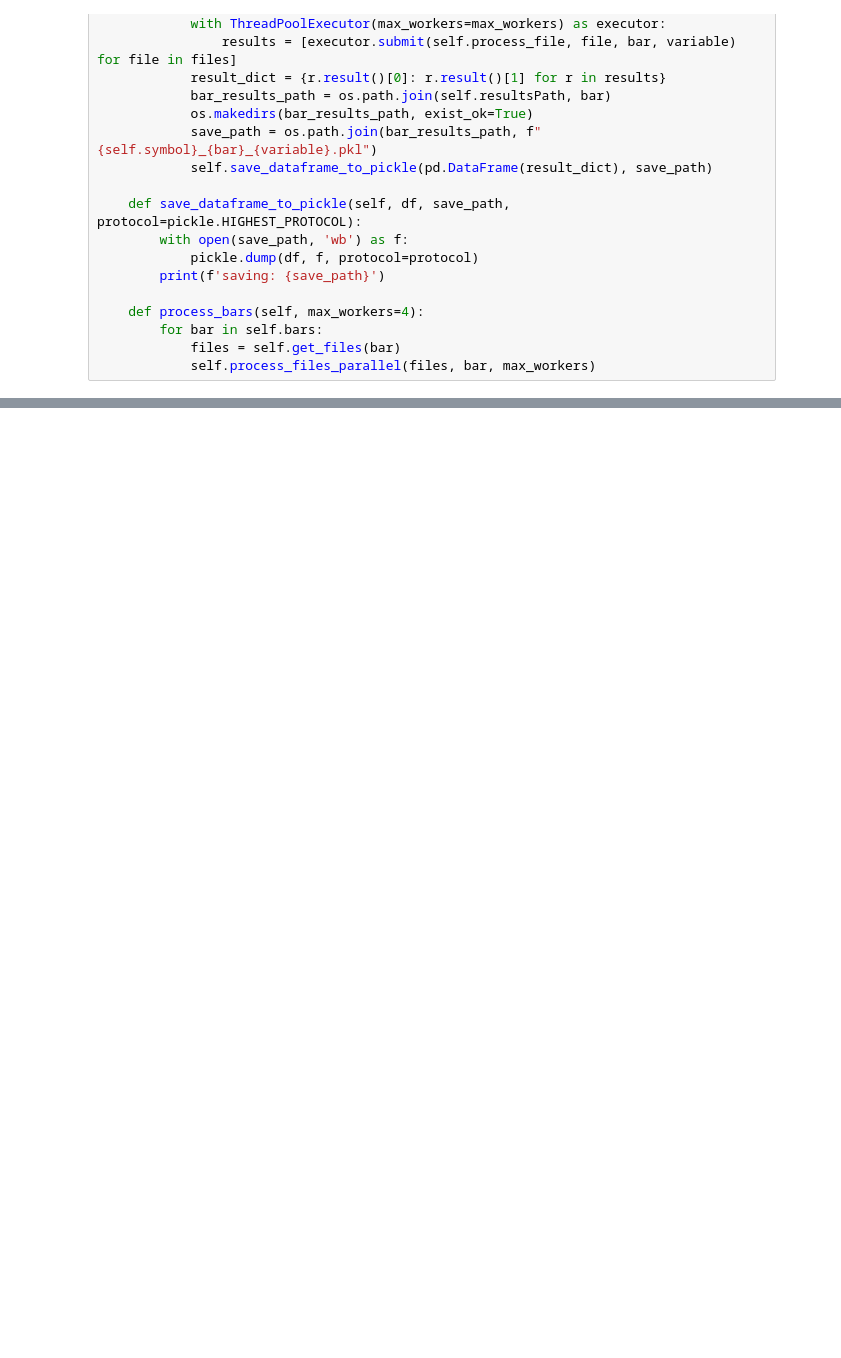
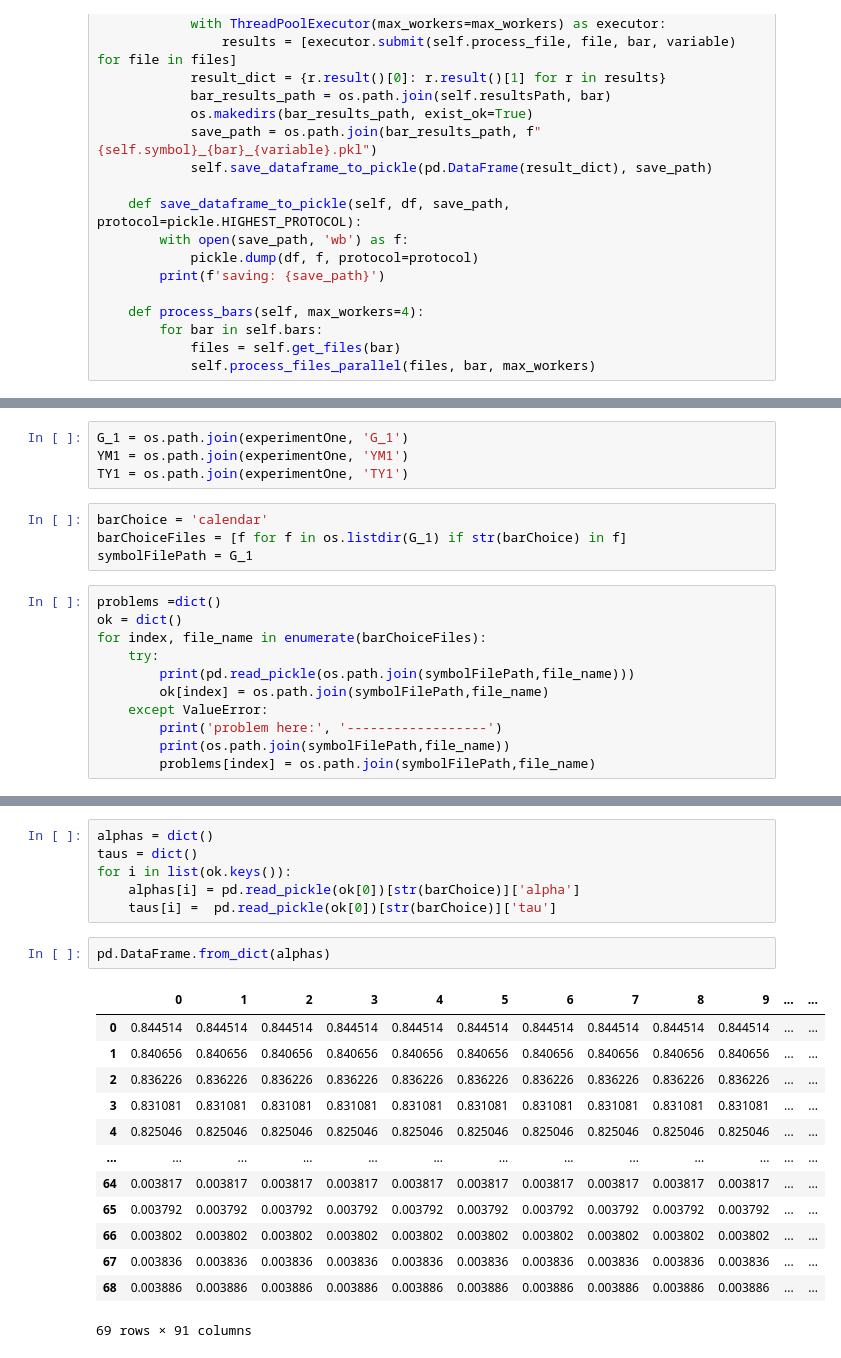
Before and after one commit to andreas-koukorinis/PaperCode, a Jupyter notebook: symbolAnalyser debug2.ipynb, the cells around one changed output, grey strips where cells are left out. Drawn from its saved outputs; the diff is of its cells as text; blank space fills up the shorter version.

Commit message:
adding the latest clean up on data

```diff
--- a/symbolAnalyser debug2.ipynb
+++ b/symbolAnalyser debug2.ipynb
@@ -126,0 +128,19 @@ pd.read_pickle(file_title)
+# %%
+G_1 = os.path.join(experimentOne, 'G_1')
+YM1 = os.path.join(experimentOne, 'YM1')
+TY1 = os.path.join(experimentOne, 'TY1')
+# %%
+barChoice = 'calendar'
+barChoiceFiles = [f for f in os.listdir(G_1) if str(barChoice) in f]
+symbolFilePath = G_1
+# %%
+problems =dict()
+ok = dict()
+for index, file_name in enumerate(barChoiceFiles):
+    try:
+        print(pd.read_pickle(os.path.join(symbolFilePath,file_name)))
+        ok[index] = os.path.join(symbolFilePath,file_name)
+    except ValueError:
+        print('problem here:', '------------------')
+        print(os.path.join(symbolFilePath,file_name))
+        problems[index] = os.path.join(symbolFilePath,file_name)
@@ -126,0 +165,22 @@ pd.read_pickle(file_title)
+# %%
+alphas = dict()
+taus = dict()
+for i in list(ok.keys()):
+    alphas[i] = pd.read_pickle(ok[0])[str(barChoice)]['alpha']
+    taus[i] =  pd.read_pickle(ok[0])[str(barChoice)]['tau']
+# %%
+pd.DataFrame.from_dict(alphas)
+# %% [output]
+|  | 0 | 1 | 2 | 3 | 4 | 5 | 6 | 7 | 8 | 9 | ... | ... |
+| 0 | 0.844514 | 0.844514 | 0.844514 | 0.844514 | 0.844514 | 0.844514 | 0.844514 | 0.844514 | 0.844514 | 0.844514 | ... | ... |
+| 1 | 0.840656 | 0.840656 | 0.840656 | 0.840656 | 0.840656 | 0.840656 | 0.840656 | 0.840656 | 0.840656 | 0.840656 | ... | ... |
+| 2 | 0.836226 | 0.836226 | 0.836226 | 0.836226 | 0.836226 | 0.836226 | 0.836226 | 0.836226 | 0.836226 | 0.836226 | ... | ... |
+| 3 | 0.831081 | 0.831081 | 0.831081 | 0.831081 | 0.831081 | 0.831081 | 0.831081 | 0.831081 | 0.831081 | 0.831081 | ... | ... |
+| 4 | 0.825046 | 0.825046 | 0.825046 | 0.825046 | 0.825046 | 0.825046 | 0.825046 | 0.825046 | 0.825046 | 0.825046 | ... | ... |
+| ... | ... | ... | ... | ... | ... | ... | ... | ... | ... | ... | ... | ... |
+| 64 | 0.003817 | 0.003817 | 0.003817 | 0.003817 | 0.003817 | 0.003817 | 0.003817 | 0.003817 | 0.003817 | 0.003817 | ... | ... |
+| 65 | 0.003792 | 0.003792 | 0.003792 | 0.003792 | 0.003792 | 0.003792 | 0.003792 | 0.003792 | 0.003792 | 0.003792 | ... | ... |
+| 66 | 0.003802 | 0.003802 | 0.003802 | 0.003802 | 0.003802 | 0.003802 | 0.003802 | 0.003802 | 0.003802 | 0.003802 | ... | ... |
+| 67 | 0.003836 | 0.003836 | 0.003836 | 0.003836 | 0.003836 | 0.003836 | 0.003836 | 0.003836 | 0.003836 | 0.003836 | ... | ... |
+| 68 | 0.003886 | 0.003886 | 0.003886 | 0.003886 | 0.003886 | 0.003886 | 0.003886 | 0.003886 | 0.003886 | 0.003886 | ... | ... |
+69 rows × 91 columns
```
Also changed, not shown: parts of 5 cells of this notebook, 3 other files.
